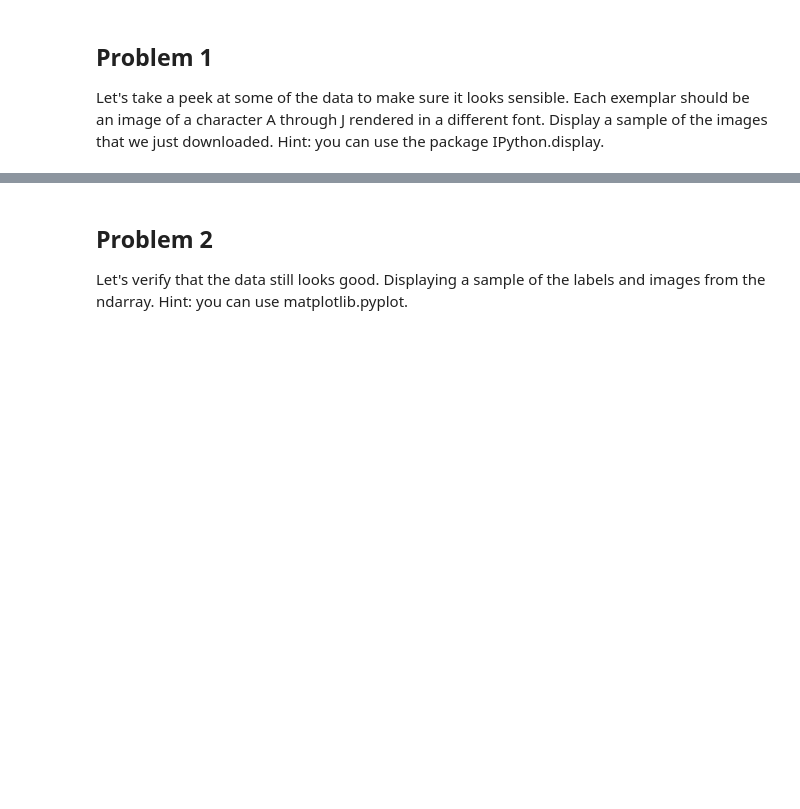
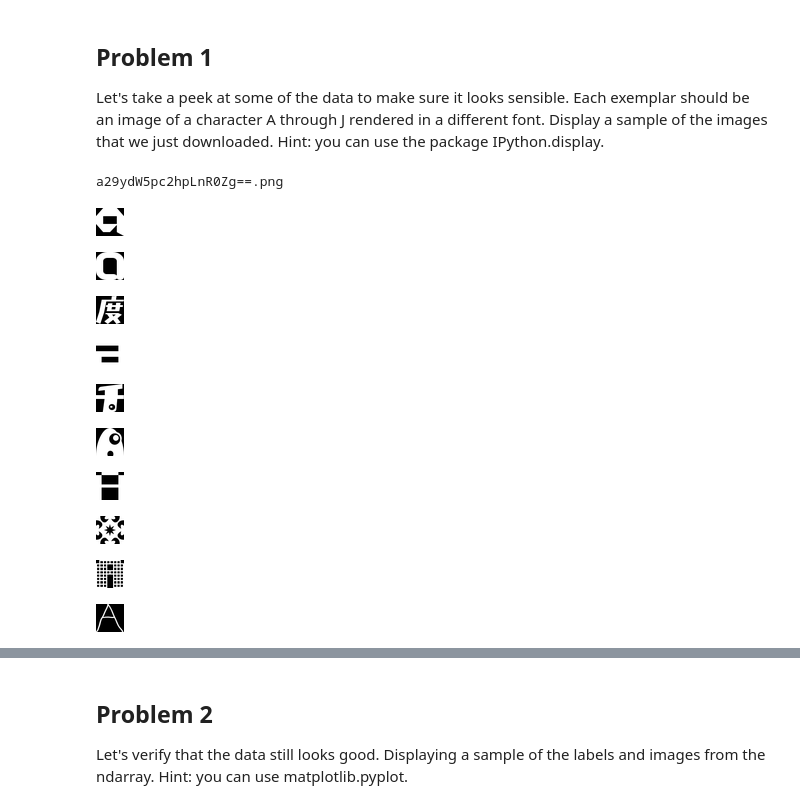
Before and after one commit to Mayweiwang/TensorFlowProj, a Jupyter notebook: proj1/DL Proj 1.ipynb, the cells around one changed output, grey strips where cells are left out. Saved outputs shown, nothing was run; the diff lists cells and outputs as text; code cells hidden in the pictures; blank space fills up the shorter version.

```diff
--- a/proj1/DL Proj 1.ipynb
+++ b/proj1/DL Proj 1.ipynb
@@ -122,4 +116,23 @@ Extracting data for notMNIST_small. This may take a while. Please wait.
 # %% [markdown]
 ## Problem 1
 Let's take a peek at some of the data to make sure it looks sensible. Each exemplar should be an image of a character A through J rendered in a different font. Display a sample of the images that we just downloaded. Hint: you can use the package IPython.display.
+# %%
+root = 'notMNIST_large/A'
+print(os.listdir(root)[0])
+image_names = [
+        os.path.join(root, d) for d in os.listdir(root)]
+for imageName in image_names[:10]:
+    display(Image(filename=imageName))
+# %% [output]
+a29ydW5pc2hpLnR0Zg==.png
+[figure, added]
+[figure, added]
+[figure, added]
+[figure, added]
+[figure, added]
+[figure, added]
+[figure, added]
+[figure, added]
+[figure, added]
+[figure, added]
 # %% [markdown]
```
Also changed, not shown: parts of 21 cells of this notebook, 4 other files.
